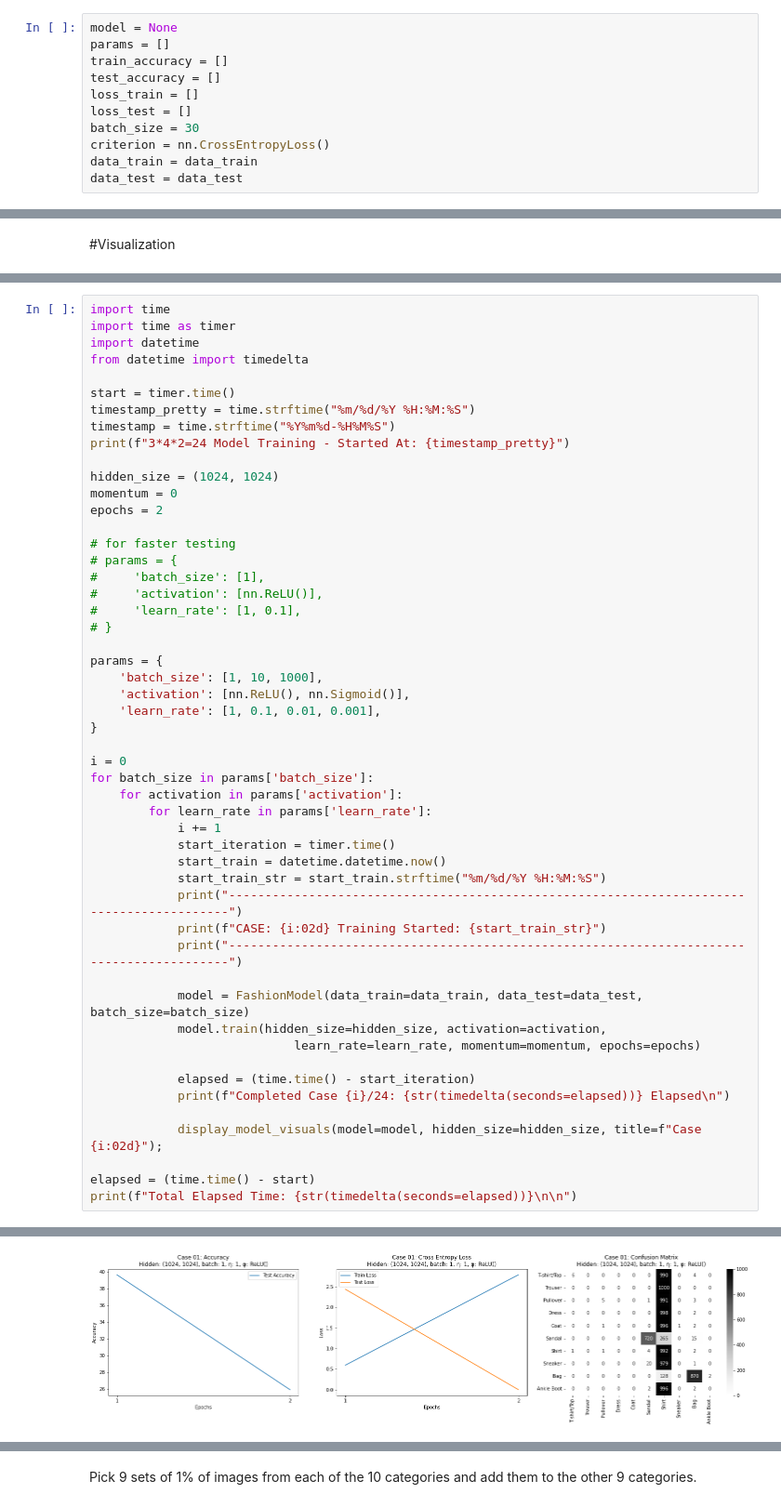
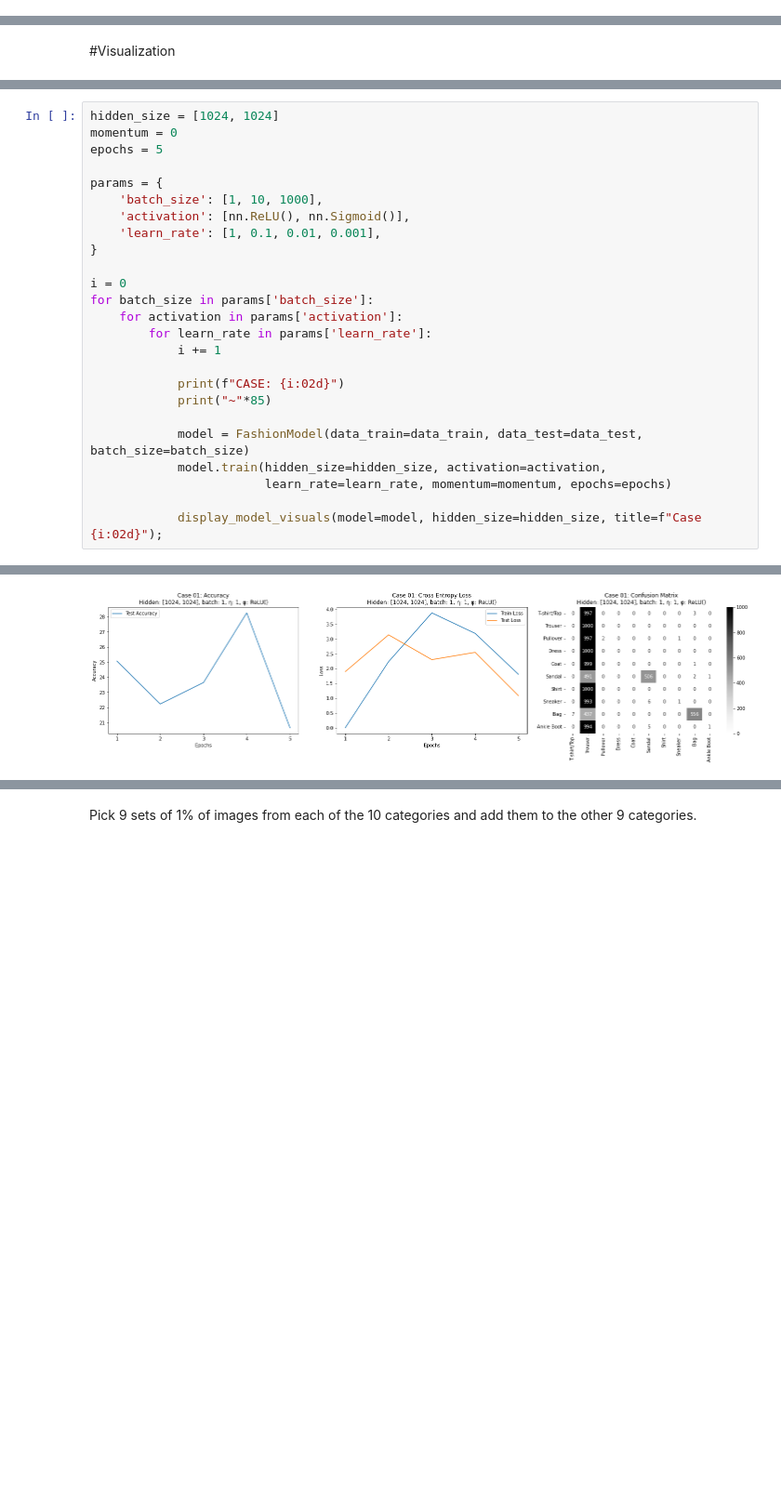
Before and after one commit to Rhitabrat/deep-learning-CS510, a Jupyter notebook: hw1/main.ipynb, the cells around one changed output, grey strips where cells are left out. Shown at 93% size. Drawn from its saved outputs; the diff is of its cells as text; blank space fills up the shorter version.

```diff
--- a/hw1/main.ipynb
+++ b/hw1/main.ipynb
@@ -104,14 +124,3 @@ class NNetwork(torch.nn.Module):
 
         x = x.to(device)
         return x
-# %%
-model = None
-params = []
-train_accuracy = []
-test_accuracy = []
-loss_train = []
-loss_test = []
-batch_size = 30
-criterion = nn.CrossEntropyLoss()
-data_train = data_train
-data_test = data_test
@@ -320,24 +311,7 @@ display_model_visuals(model=model_2, hidden_size=[1024,1024], title="Exp 2")
 # %%
-import time
-import time as timer
-import datetime
-from datetime import timedelta
-
-start = timer.time()
-timestamp_pretty = time.strftime("%m/%d/%Y %H:%M:%S")
-timestamp = time.strftime("%Y%m%d-%H%M%S")
-print(f"3*4*2=24 Model Training - Started At: {timestamp_pretty}")
-
-hidden_size = (1024, 1024)
+hidden_size = [1024, 1024]
 momentum = 0
-epochs = 2
-
-# for faster testing
-# params = {
-#     'batch_size': [1],
-#     'activation': [nn.ReLU()],
-#     'learn_rate': [1, 0.1],
-# }
+epochs = 5
 
 params = {
     'batch_size': [1, 10, 1000],
@@ -350,22 +324,13 @@ for batch_size in params['batch_size']:
     for activation in params['activation']:
         for learn_rate in params['learn_rate']:
             i += 1
-            start_iteration = timer.time()
-            start_train = datetime.datetime.now()
-            start_train_str = start_train.strftime("%m/%d/%Y %H:%M:%S")
-            print("------------------------------------------------------------------------------------------")
-            print(f"CASE: {i:02d} Training Started: {start_train_str}")
-            print("------------------------------------------------------------------------------------------")
+
+            print(f"CASE: {i:02d}")
+            print("~"*85)
 
             model = FashionModel(data_train=data_train, data_test=data_test, batch_size=batch_size)
             model.train(hidden_size=hidden_size, activation=activation,
-                            learn_rate=learn_rate, momentum=momentum, epochs=epochs)
-
-            elapsed = (time.time() - start_iteration)
-            print(f"Completed Case {i}/24: {str(timedelta(seconds=elapsed))} Elapsed\n")
+                        learn_rate=learn_rate, momentum=momentum, epochs=epochs)
 
             display_model_visuals(model=model, hidden_size=hidden_size, title=f"Case {i:02d}");
-
-elapsed = (time.time() - start)
-print(f"Total Elapsed Time: {str(timedelta(seconds=elapsed))}\n\n")
 # %% [output]
@@ -385 +350 @@ Completed Case 1/24: 0:03:24.904790 Elapsed
-[figure, old version]
+[figure, new version]
```
Also changed, not shown: parts of 45 cells of this notebook.
